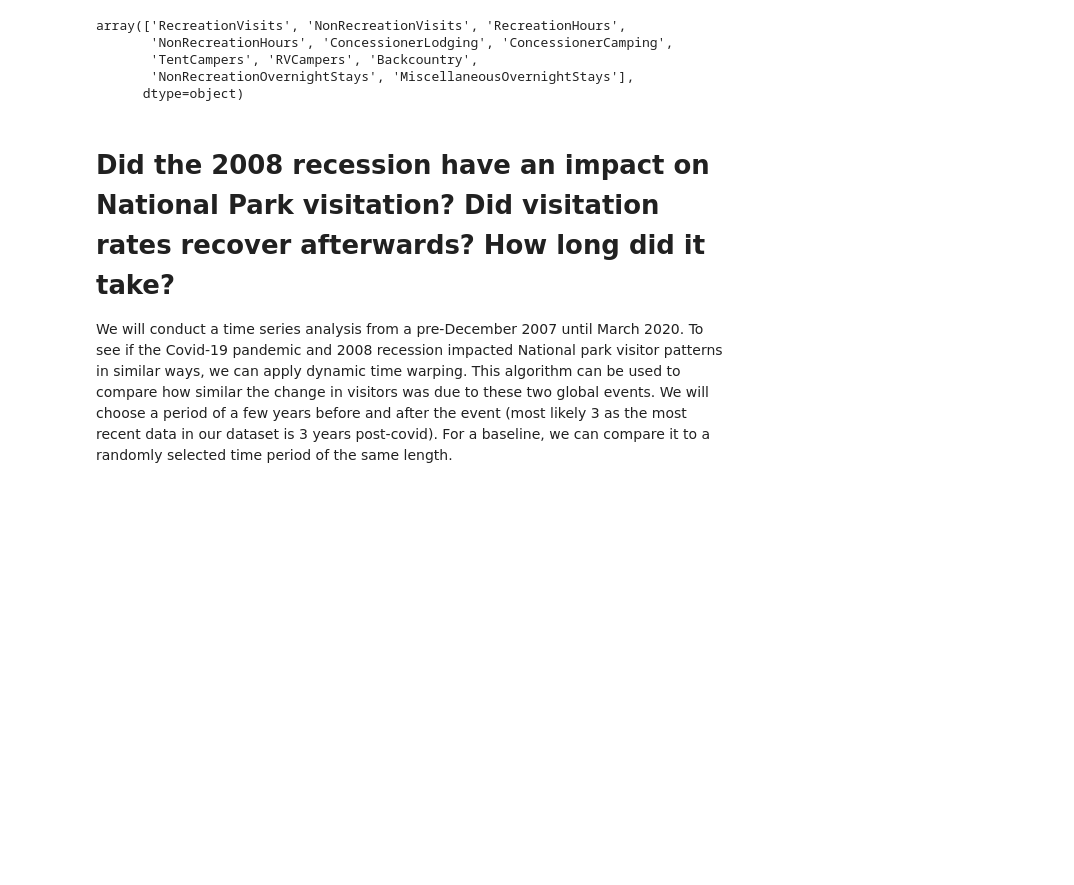
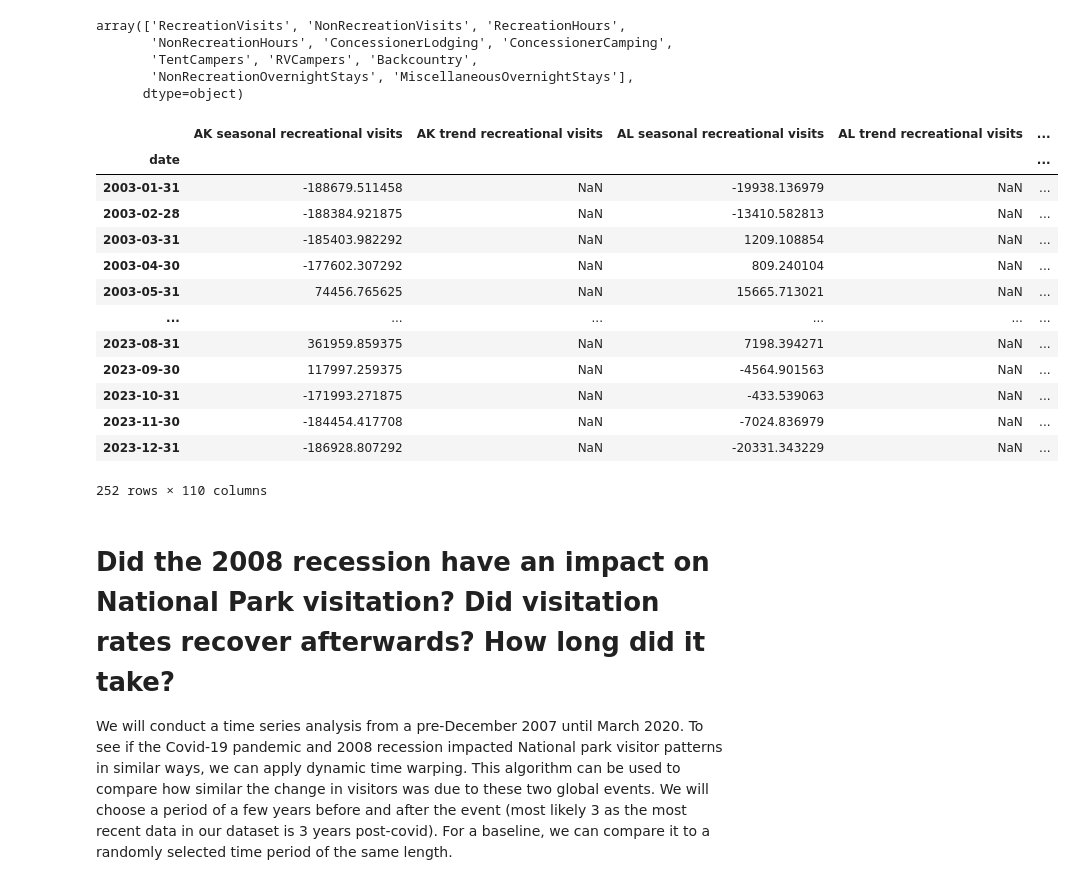
Before and after one commit to scmcqueen/NationalParksDataMining, a Jupyter notebook: covid_2008.ipynb, the cells around one changed output. Cells and saved outputs as stored; diff of their text form; code cells hidden in the pictures; blank space fills up the shorter version.

```diff
--- a/covid_2008.ipynb
+++ b/covid_2008.ipynb
@@ -144,3 +151,20 @@ bc_seasonal_trend_dec.columns = [x + ' backcountry' for x in rec_seasonal_trend_
+# %%
+rec_seasonal_trend_dec#.merge(nonrec_seasonal_trend_dec)
+# %% [output]
+|  | AK seasonal recreational visits | AK trend recreational visits | AL seasonal recreational visits | AL trend recreational visits | ... |
+| date |  |  |  |  | ... |
+| 2003-01-31 | -188679.511458 | NaN | -19938.136979 | NaN | ... |
+| 2003-02-28 | -188384.921875 | NaN | -13410.582813 | NaN | ... |
+| 2003-03-31 | -185403.982292 | NaN | 1209.108854 | NaN | ... |
+| 2003-04-30 | -177602.307292 | NaN | 809.240104 | NaN | ... |
+| 2003-05-31 | 74456.765625 | NaN | 15665.713021 | NaN | ... |
+| ... | ... | ... | ... | ... | ... |
+| 2023-08-31 | 361959.859375 | NaN | 7198.394271 | NaN | ... |
+| 2023-09-30 | 117997.259375 | NaN | -4564.901563 | NaN | ... |
+| 2023-10-31 | -171993.271875 | NaN | -433.539063 | NaN | ... |
+| 2023-11-30 | -184454.417708 | NaN | -7024.836979 | NaN | ... |
+| 2023-12-31 | -186928.807292 | NaN | -20331.343229 | NaN | ... |
+252 rows × 110 columns
 # %% [markdown]
 # Did the 2008 recession have an impact on National Park visitation? Did visitation rates recover afterwards? How long did it take?
 We will conduct a time series analysis from a pre-December 2007 until March 2020. To see if the Covid-19 pandemic and 2008 recession impacted National park visitor patterns in similar ways, we can apply dynamic time warping. This algorithm can be used to compare how similar the change in visitors was due to these two global events. We will choose a period of a few years before and after the event (most likely 3 as the most recent data in our dataset is 3 years post-covid). For a baseline, we can compare it to a randomly selected time period of the same length.
```
Also changed, not shown: parts of 1 cell of this notebook, 1 other file.
